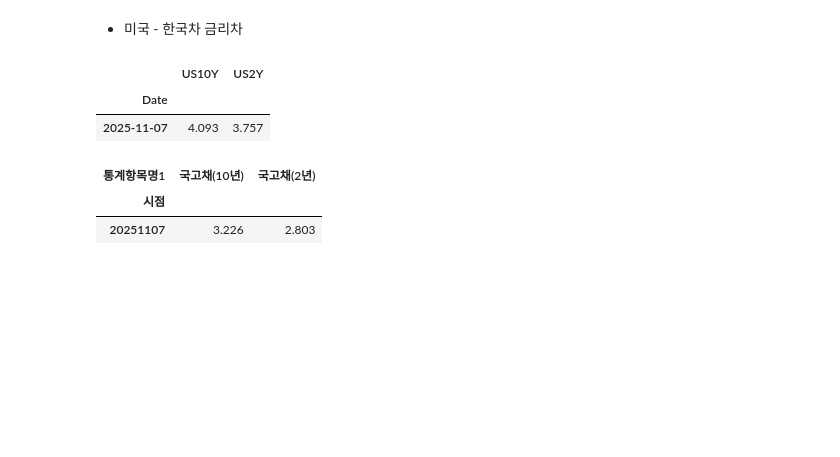
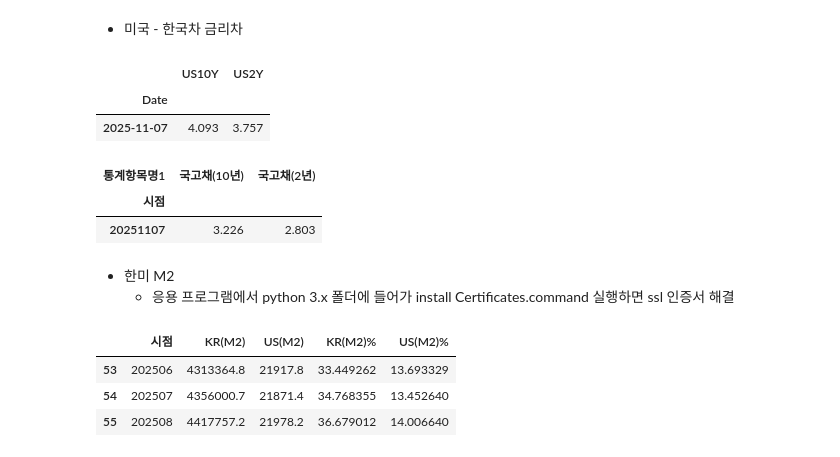
Before and after one commit to cbyangel/MacroEconomy, a Jupyter notebook: notebooks/6.환율.ipynb, the cells around one changed output. Saved outputs shown, nothing was run; the diff lists cells and outputs as text; code cells hidden in the pictures; blank space fills up the shorter version.

```diff
--- a/notebooks/6.환율.ipynb
+++ b/notebooks/6.환율.ipynb
@@ -498,3 +499,35 @@ df_pivoted.tail(1)
 | 통계항목명1 | 국고채(10년) | 국고채(2년) |
 | 시점 |  |  |
 | 20251107 | 3.226 | 2.803 |
+# %% [markdown]
+- 한미 M2
+    + 응용 프로그램에서 python 3.x 폴더에 들어가 install Certificates.command 실행하면 ssl 인증서 해결
+# %%
+import pandas as pd
+from fredapi import Fred
+
+fred_key = "f15197ef9e5831d304aa7e1cefeec806"
+fred = Fred(api_key=fred_key)
+
+# 미국 M2 시리즈 ID : WM2NS(미국 M2, 주간)
+us_m2 = fred.get_series('WM2NS')
+us_m2 = us_m2.resample('ME').last() ## 월말 기준으로 변환
+us_m2 = us_m2.reset_index()         # index를 컬럼으로 이동
+us_m2.columns = ['시점', 'US(M2)']     # 컬럼 이름 지정
+us_m2['시점'] = us_m2['시점'].dt.strftime('%Y%m')
+
+kr_m2 = api.get_statistic_search(통계표코드="101Y002", 주기="M", 검색시작일자="202101", 검색종료일자="202612")
+kr_m2 = kr_m2[kr_m2['통계항목명1'] == 'M2(말잔, 원계열)']
+kr_m2['값'] = kr_m2['값'].astype(float)
+kr_m2 = kr_m2[['시점', '값']].rename(columns={'값':'KR(M2)'})
+
+merged_m2 = kr_m2.merge(us_m2, on='시점', how='left')
+merged_m2['KR(M2)%'] = ((merged_m2['KR(M2)'] / merged_m2['KR(M2)'].iloc[0]) -1) * 100
+merged_m2['US(M2)%'] = ((merged_m2['US(M2)'] / merged_m2['US(M2)'].iloc[0]) -1) * 100
+
+merged_m2.tail(3)
+# %% [output]
+|  | 시점 | KR(M2) | US(M2) | KR(M2)% | US(M2)% |
+| 53 | 202506 | 4313364.8 | 21917.8 | 33.449262 | 13.693329 |
+| 54 | 202507 | 4356000.7 | 21871.4 | 34.768355 | 13.452640 |
+| 55 | 202508 | 4417757.2 | 21978.2 | 36.679012 | 14.006640 |
```
Also changed, not shown: parts of 1 cell of this notebook.
